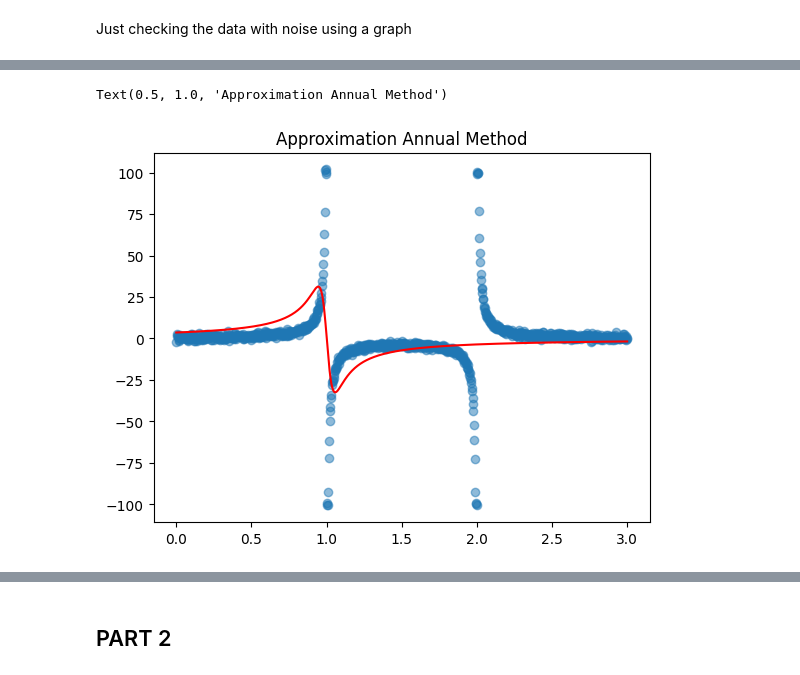
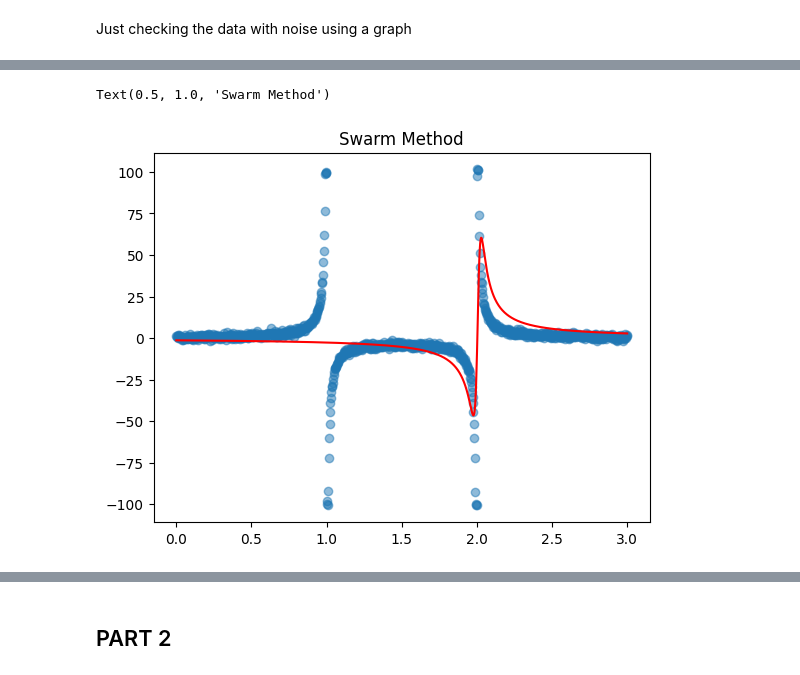
Before and after one commit to abrleva8/ITMO_algorithms, a Jupyter notebook: task_4_Abramian.ipynb, the cells around one changed output, grey strips where cells are left out. Drawn from its saved outputs; the diff is of its cells as text; code cells hidden in the pictures.

```diff
--- a/task_4_Abramian.ipynb
+++ b/task_4_Abramian.ipynb
@@ -59,7 +65,7 @@ def differential_evolution_method(x, y, initial_params):
 
 def swarm_method(x, y, initial_params):
     pso_bounds = [(-10, 10)] * 4  # Four parameters to optimize
-    pso_result, pso_best_cost = pso(loss_function, lb=(-10, -10, -10, -10), ub=(10, 10, 10, 10), args=(x, y), maxiter=MAX_NITER)
+    pso_result, pso_best_cost = pso(loss, lb=(-10, -10, -10, -10), ub=(10, 10, 10, 10), args=(x, y), maxiter=MAX_NITER)
     # bounds = [(-2, 2), (-2, 2), (-2, 2), (-2, 2)]
     # result = differential_evolution(loss, bounds, args=(x, y), maxiter=MAX_NITER)
     return pso_result, pso_best_cost
@@ -121,7 +122,7 @@ Text(0.5, 1.0, 'Approximation Annual Method')
 # %%
 plt.scatter(x_list, y_list, label='Noisy Data', alpha=0.5)
-plt.plot(x_list, rational_approximation(x_list, *swarm_params[0]), color='red', label='Annual Method')
-plt.title('Approximation Annual Method')
+plt.plot(x_list, rational_approximation(x_list, *swarm_params[0]), color='red', label='Swarm Method')
+plt.title('Swarm Method')
 # %% [output]
-Text(0.5, 1.0, 'Approximation Annual Method')
+Text(0.5, 1.0, 'Swarm Method')
-[figure, old version]
+[figure, new version]
```
Also changed, not shown: parts of 47 cells of this notebook.
